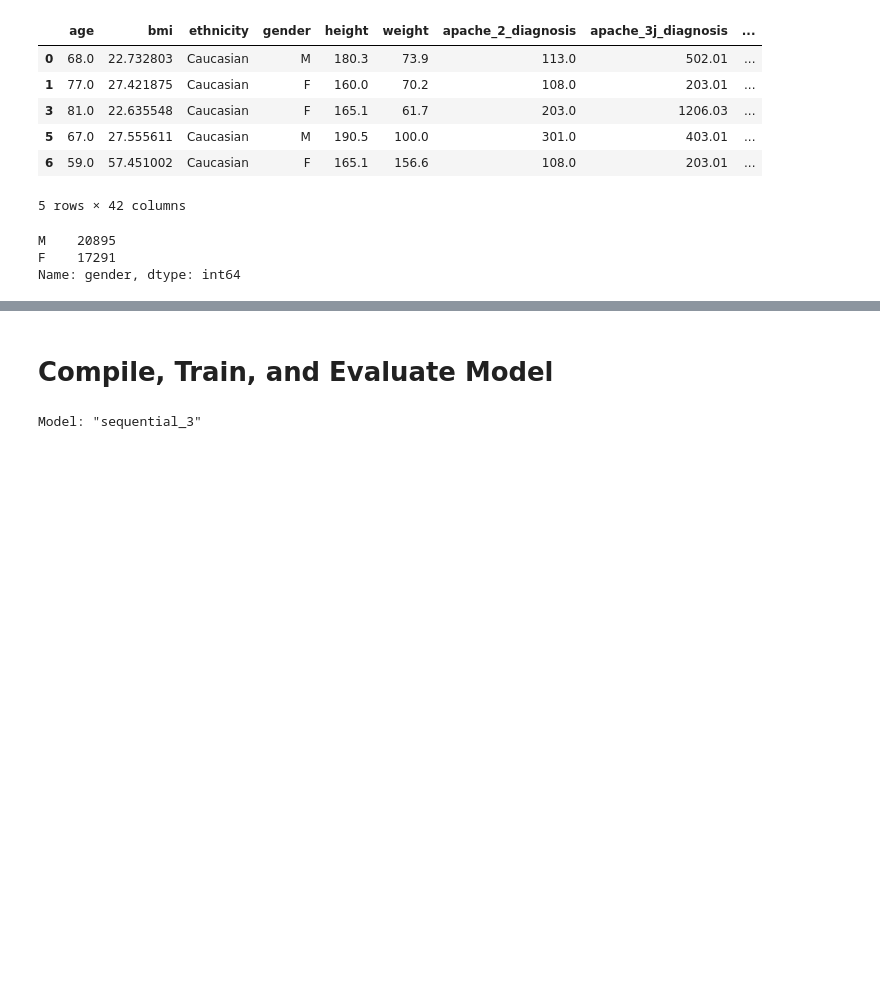
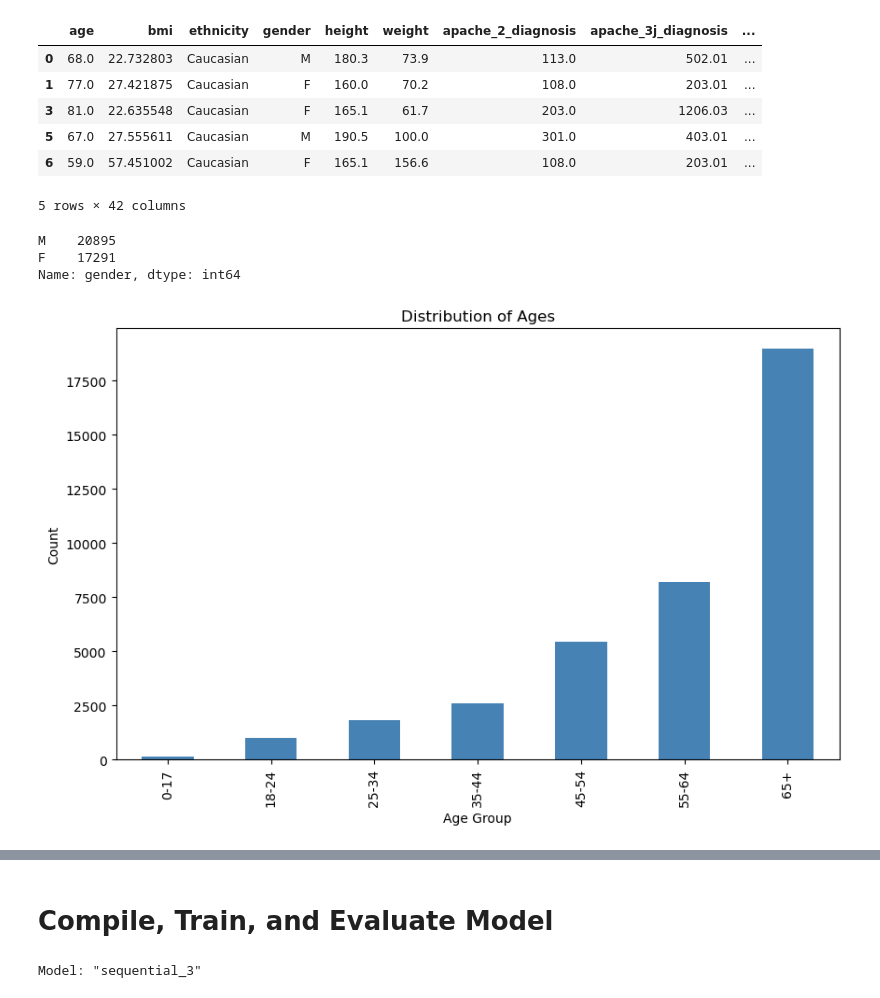
Before and after one commit to ComfyKoala/diabetes-classification, a Jupyter notebook: Nikko/Diabetes_NN.ipynb, the cells around one changed output, grey strips where cells are left out. Cells and saved outputs as stored; diff of their text form; code cells hidden in the pictures; blank space fills up the shorter version.

```diff
--- a/Nikko/Diabetes_NN.ipynb
+++ b/Nikko/Diabetes_NN.ipynb
@@ -155,5 +155,18 @@ clean_diabetes_df['gender'].value_counts()
 M    20895
 F    17291
 Name: gender, dtype: int64
+# %%
+age_bins = [0, 18, 25, 35, 45, 55, 65, 100]
+ages = clean_diabetes_df['age']
+age_groups = pd.cut(ages, bins=age_bins, labels=['0-17', '18-24', '25-34', '35-44', '45-54', '55-64', '65+'])
+age_counts = age_groups.value_counts().sort_index()
+plt.figure(figsize=(10, 6))
+age_counts.plot(kind='bar', color='steelblue')
+plt.title('Distribution of Ages')
+plt.xlabel('Age Group')
+plt.ylabel('Count')
+plt.show()
+# %% [output]
+[figure, added]
 # %%
 gender_counts = clean_diabetes_df['gender'].value_counts()#.plot(kind='pie', autopct='%1.1f%%')
```
Also changed, not shown: parts of 4 cells of this notebook.
